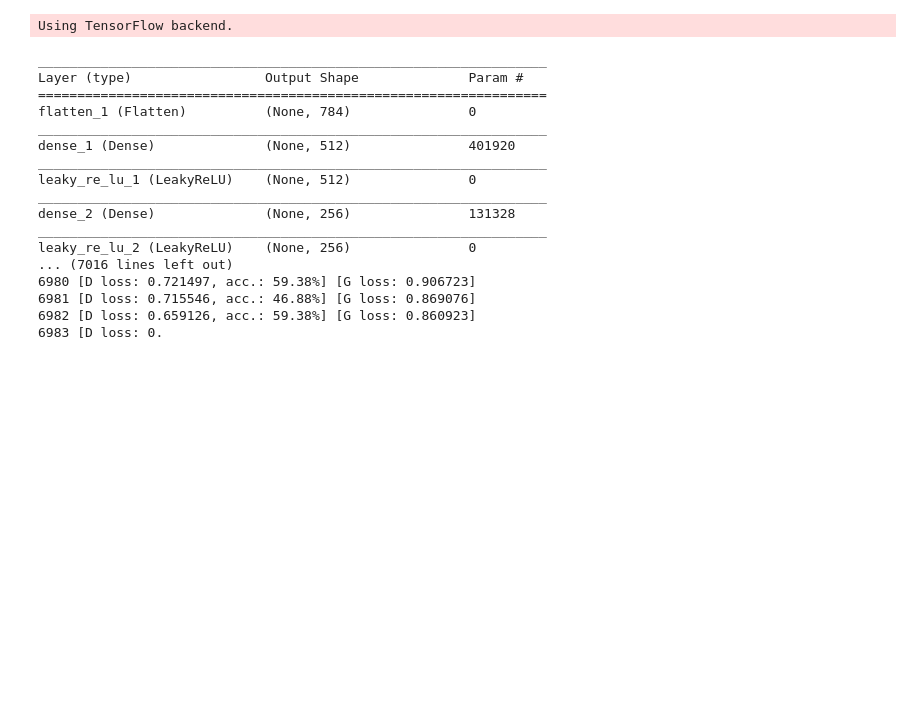
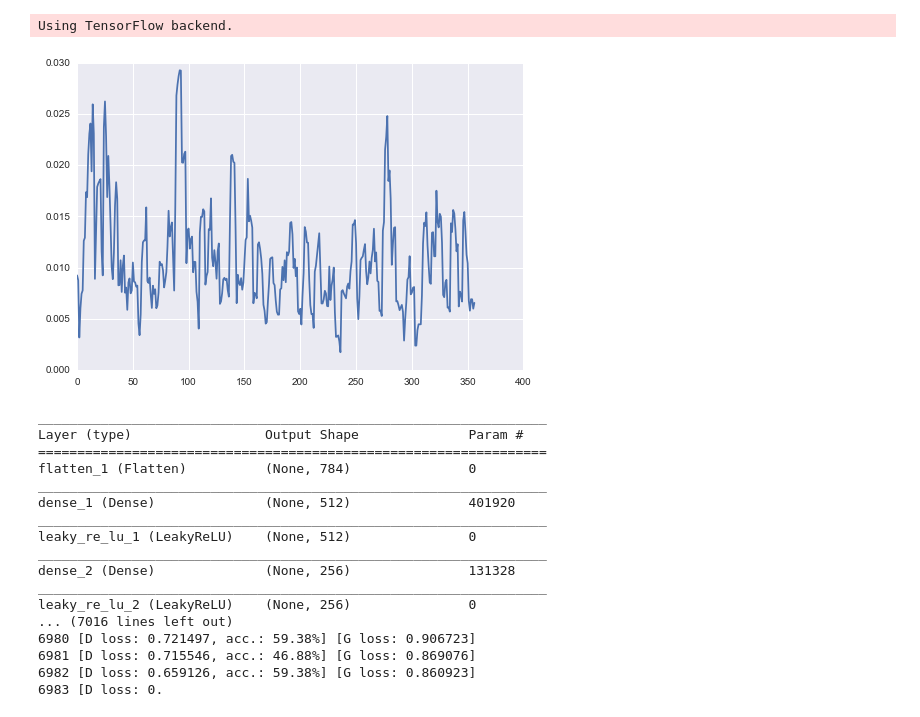
Before and after one commit to MohammadYousufHussain/Deep-Finance, a Jupyter notebook: GAN - MLP .ipynb, the cells around one changed output. Saved outputs shown, nothing was run; the diff lists cells and outputs as text; code cells hidden in the pictures; blank space fills up the shorter version.

```diff
--- a/GAN - MLP .ipynb
+++ b/GAN - MLP .ipynb
@@ -18,0 +81,19 @@ Using TensorFlow backend.
+# %%
+data_original = pd.read_csv('dataset/700_data_from_IB_1day.csv')[::-1]
+# %%
+openp = data_original.loc[:, 'open'].tolist()
+highp = data_original.loc[:, 'high'].tolist()
+lowp = data_original.loc[:, 'low'].tolist()
+closep = data_original.loc[:, 'close'].tolist()
+volumep = data_original.loc[:, 'volume'].tolist()
+# %%
+openp = data2change(openp)
+highp = data2change(highp)
+lowp = data2change(lowp)
+closep = data2change(closep)
+volumep = data2change(volumep)
+# %%
+volatility = []
+for i in range(WINDOW, len(openp)):
+    window = highp[i-WINDOW:i]
+    volatility.append(np.std(window))
@@ -18,0 +102,5 @@ Using TensorFlow backend.
+# %%
+plt.plot(volatility)
+plt.show()
+# %% [output]
+[figure, added]
```
Also changed, not shown: parts of 11 cells of this notebook.
